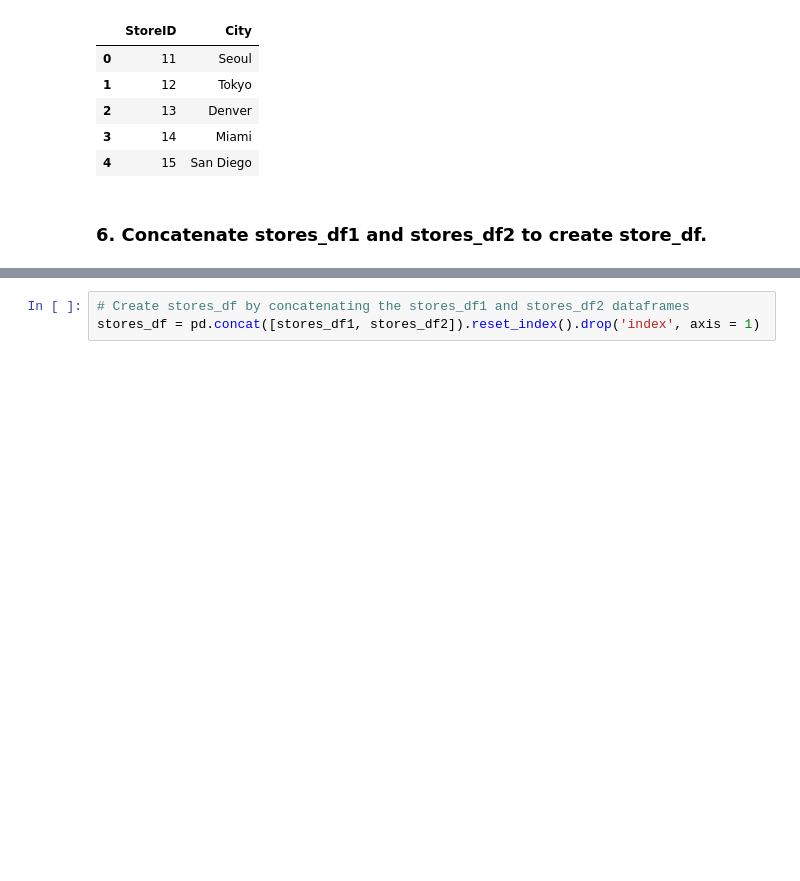
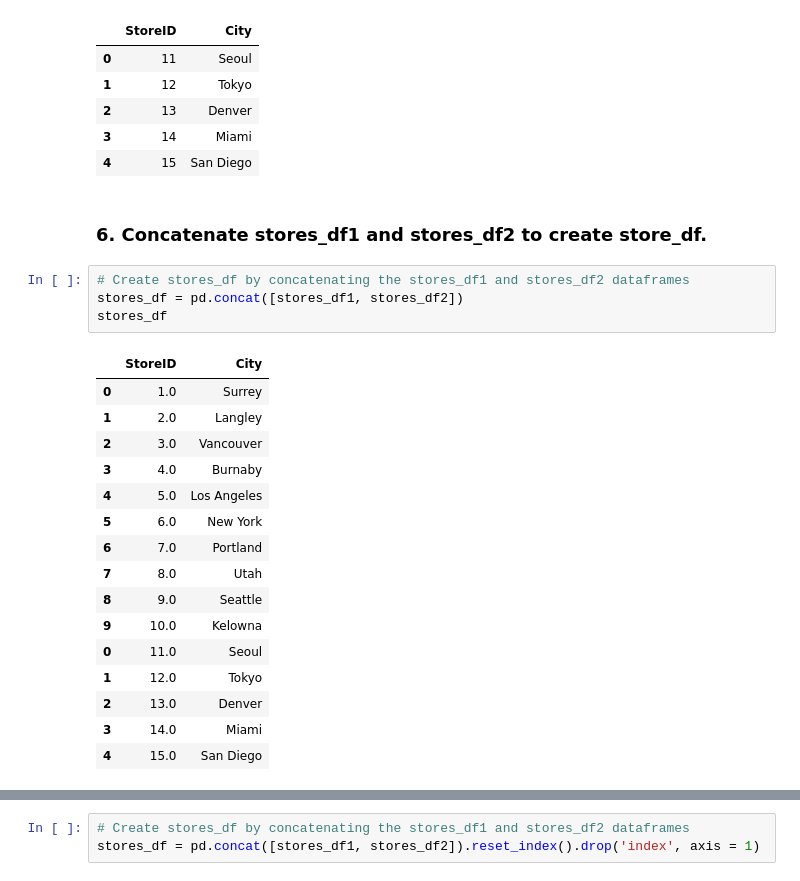
Before and after one commit to thandierab/BTSCR-CaseStudy--Python-, a Jupyter notebook: WorkFiles/AnalyseAndVisualize.ipynb, the cells around one changed output, grey strips where cells are left out. Saved outputs shown, nothing was run; the diff lists cells and outputs as text; blank space fills up the shorter version.

```diff
--- a/WorkFiles/AnalyseAndVisualize.ipynb
+++ b/WorkFiles/AnalyseAndVisualize.ipynb
@@ -144,3 +172,24 @@ stores_df2
 | 4 | 15 | San Diego |
 # %% [markdown]
 ### 6. Concatenate stores_df1 and stores_df2 to create store_df.
+# %%
+# Create stores_df by concatenating the stores_df1 and stores_df2 dataframes
+stores_df = pd.concat([stores_df1, stores_df2])
+stores_df
+# %% [output]
+|  | StoreID | City |
+| 0 | 1.0 | Surrey |
+| 1 | 2.0 | Langley |
+| 2 | 3.0 | Vancouver |
+| 3 | 4.0 | Burnaby |
+| 4 | 5.0 | Los Angeles |
+| 5 | 6.0 | New York |
+| 6 | 7.0 | Portland |
+| 7 | 8.0 | Utah |
+| 8 | 9.0 | Seattle |
+| 9 | 10.0 | Kelowna |
+| 0 | 11.0 | Seoul |
+| 1 | 12.0 | Tokyo |
+| 2 | 13.0 | Denver |
+| 3 | 14.0 | Miami |
+| 4 | 15.0 | San Diego |
```
Also changed, not shown: parts of 73 cells of this notebook, 1 other file.
